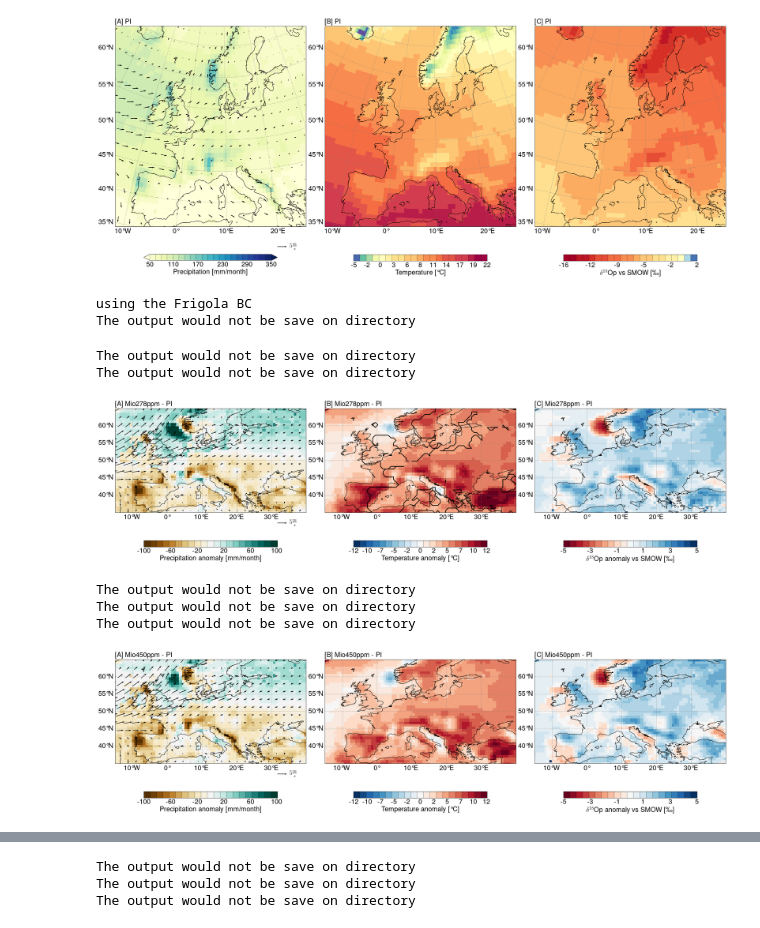
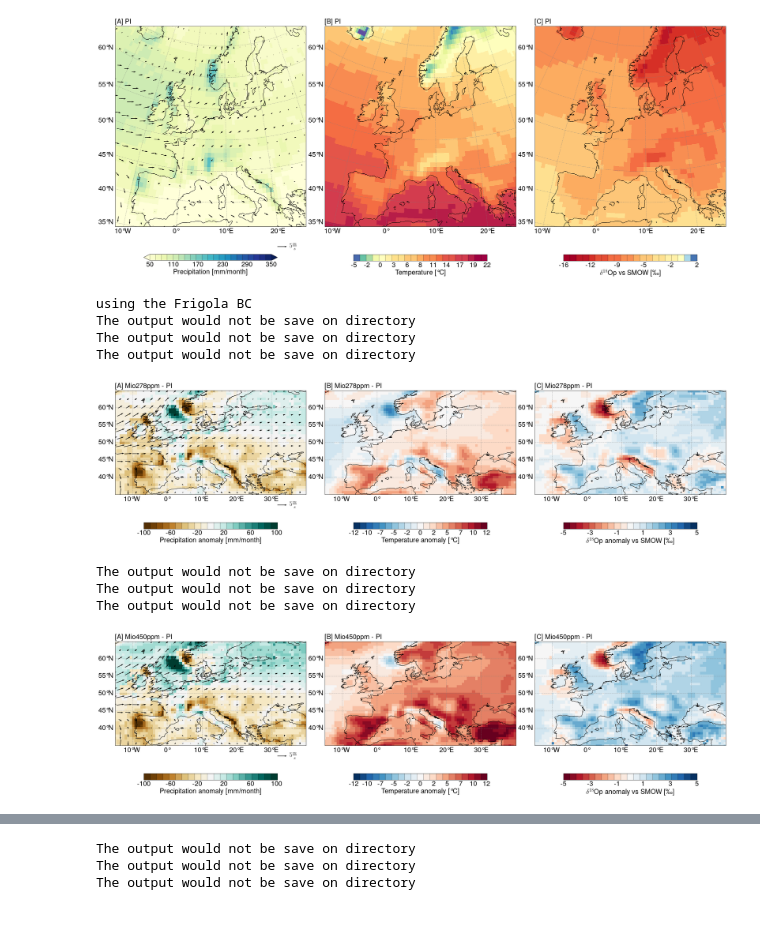
Before and after one commit to Dan-Boat/pyClimat, a Jupyter notebook: examples/Alps/Miocene/plot_anomaly.ipynb, the cells around one changed output, grey strips where cells are left out. Drawn from its saved outputs; the diff is of its cells as text; code cells hidden in the pictures.

```diff
--- a/examples/Alps/Miocene/plot_anomaly.ipynb
+++ b/examples/Alps/Miocene/plot_anomaly.ipynb
@@ -11,10 +12,9 @@ from pyClimat.plots import plot_annual_mean
 # paths
 module_output_main_path = "/home/dboateng/Model_output_pst"
 exp_name_aw100e100 = "a002_hpc-bw_e5w2.3_t159_PI_Alps_east_100_t159l31.6h"
-#exp_name_miow100e100_278ppm = "a011_hpc-bw_e5w2.3_t159_MIO_278ppm_CTL_t159l31.6h"
-exp_name_miow100e100_278ppm = "a013_hpc-bw_e5w2.3_t159_MIO_450ppm_CTL_t159l31.6h"
-#exp_name_miow100e100_450ppm = "a013_hpc-bw_e5w2.3_t159_MIO_450ppm_CTL_t159l31.6h"
-exp_name_miow100e100_450ppm = "a014_hpc-bw_e5w2.3_t159_MIO_W1E1_450ppm_t159l31.6h"
+exp_name_miow100e100_278ppm_frigola = "a011_hpc-bw_e5w2.3_t159_MIO_278ppm_CTL_t159l31.6h"
+exp_name_miow100e100_450ppm_frigola = "a013_hpc-bw_e5w2.3_t159_MIO_450ppm_CTL_t159l31.6h"
+exp_name_miow100e100_450ppm_herold = "a014_hpc-bw_e5w2.3_t159_MIO_W1E1_450ppm_t159l31.6h"
 # %%
 # read dataset
 # for supplementary (same but for annual)
@@ -25,8 +25,10 @@ period = "1m"
 # reading dataset
 aw1e1_data, aw1e1_wiso = read_ECHAM_processed(main_path=module_output_main_path , exp_name= exp_name_aw100e100, years=years,
                                                   period=period)
-miow1e1_data, miow1e1_wiso = read_ECHAM_processed(main_path=module_output_main_path , exp_name= exp_name_miow100e100_278ppm, years=years,
+miow1e1_data_fri, miow1e1_wiso_fri = read_ECHAM_processed(main_path=module_output_main_path , exp_name= exp_name_miow100e100_278ppm_frigola, years=years,
                                                   period=period)
-miow1e1_450_data, miow1e1_450_wiso = read_ECHAM_processed(main_path=module_output_main_path , exp_name= exp_name_miow100e100_450ppm, years=years,
+miow1e1_450_data_fri, miow1e1_450_wiso_fri = read_ECHAM_processed(main_path=module_output_main_path , exp_name= exp_name_miow100e100_450ppm_frigola, years=years,
                                                   period=period)
+miow1e1_450_data, miow1e1_450_wiso = read_ECHAM_processed(main_path=module_output_main_path , exp_name= exp_name_miow100e100_450ppm_herold, years=years,
+                                                  period=period)
 # %%
@@ -59,11 +59,18 @@ u10_aw1e1 = extract_var(Dataset=aw1e1_data , varname="u10")
 v10_aw1e1 = extract_var(Dataset=aw1e1_data , varname="v10")
 
 #miow100e100
-temp2_miow1e1 = extract_var(Dataset=miow1e1_data , varname="temp2", units="°C")
-prec_miow1e1 = extract_var(Dataset= miow1e1_data , varname="prec", units="mm/month")
-d18op_miow1e1 = extract_var(Dataset=miow1e1_data , varname="d18op", units="per mil", Dataset_wiso= miow1e1_wiso)
-u10_miow1e1 = extract_var(Dataset=miow1e1_data , varname="u10")
-v10_miow1e1 = extract_var(Dataset=miow1e1_data , varname="v10")
+temp2_miow1e1 = extract_var(Dataset=miow1e1_data_fri , varname="temp2", units="°C")
+prec_miow1e1 = extract_var(Dataset= miow1e1_data_fri , varname="prec", units="mm/month")
+d18op_miow1e1 = extract_var(Dataset=miow1e1_data_fri , varname="d18op", units="per mil", Dataset_wiso= miow1e1_wiso_fri)
+u10_miow1e1 = extract_var(Dataset=miow1e1_data_fri , varname="u10")
+v10_miow1e1 = extract_var(Dataset=miow1e1_data_fri , varname="v10")
+
+#miow1e1450 Fri
+temp2_miow1e1_450_fri = extract_var(Dataset=miow1e1_450_data_fri , varname="temp2", units="°C")
+prec_miow1e1_450_fri = extract_var(Dataset= miow1e1_450_data_fri , varname="prec", units="mm/month")
+d18op_miow1e1_450_fri = extract_var(Dataset=miow1e1_450_data_fri , varname="d18op", units="per mil", Dataset_wiso= miow1e1_450_wiso_fri)
+u10_miow1e1_450_fri = extract_var(Dataset=miow1e1_450_data_fri , varname="u10")
+v10_miow1e1_450_fri = extract_var(Dataset=miow1e1_450_data_fri , varname="v10")
 
 #miow1e1450
 temp2_miow1e1_450 = extract_var(Dataset=miow1e1_450_data , varname="temp2", units="°C")
@@ -157,37 +180,37 @@ The output would not be save on directory
 # %%
 # plot difference
 projection =  ccrs.PlateCarree(central_longitude=10)
 #projection = ccrs.EuroPP()
 apply_style(fontsize=22, style=None, linewidth=2)
 print("using the Frigola BC")
 
 fig, (ax1,ax2, ax3) = plt.subplots(nrows = 1, ncols = 3, figsize=(28, 13), subplot_kw={"projection":  projection})
 
 
 plot_annual_mean(ax=ax1, variable="Precipitation anomaly", data_alt=prec_alt, cmap=BrBG, units="mm/month", vmax=100, vmin=-100, domain="Europe",
                   levels=22, level_ticks=6, title="[A] Mio278ppm - PI", left_labels=True, bottom_labels=True, use_colorbar_default=True,
                   plot_projection=projection, plot_winds=True, data_u=u10_miow1e1_alt, data_v=v10_miow1e1_alt,)
 
-ax2.contour(data.lon, data.lat, data.data,  colors='k', linestyles='-', transform=projection, linewidth=1, levels=0)
+
 plot_annual_mean(ax=ax2, variable="Temperature anomaly", data_alt=temp2_alt, cmap=RdBu_r, units="°C", vmax=12, vmin=-12, domain="Europe",
                   levels=22, level_ticks=11, title="[B] Mio278ppm - PI", left_labels=True, bottom_labels=True, use_colorbar_default=True,
                 plot_projection=projection)
 
 plot_annual_mean(ax=ax3, variable='$\delta^{18}$Op anomaly vs SMOW', data_alt=d18op_alt, cmap=RdBu, units="‰", vmax=5, vmin=-5, domain="Europe",
                   levels=22, level_ticks=6, title="[C] Mio278ppm - PI", left_labels=True, bottom_labels=True, use_colorbar_default=True,
                 plot_projection=projection)
 
 
 fig.canvas.draw()   # the only way to apply tight_layout to matplotlib and cartopy is to apply canvas first
 plt.tight_layout()
 plt.subplots_adjust(left=0.05, right=0.95, top=0.94, bottom=0.06)
 plt.show()
 # %% [output]
 using the Frigola BC
 The output would not be save on directory
+The output would not be save on directory
+The output would not be save on directory
-The output would not be save on directory
-The output would not be save on directory
-[figure, old version]
+[figure, new version]
 # %%
 # plot difference
 projection = ccrs.PlateCarree(central_longitude=10)
@@ -196,16 +219,16 @@ apply_style(fontsize=22, style=None, linewidth=2)
 fig, (ax1,ax2, ax3) = plt.subplots(nrows = 1, ncols = 3, figsize=(28, 13), subplot_kw={"projection":  projection})
 
 
-plot_annual_mean(ax=ax1, variable="Precipitation anomaly", data_alt=prec_alt_450, cmap=BrBG, units="mm/month", vmax=100, vmin=-100, domain="Europe",
+plot_annual_mean(ax=ax1, variable="Precipitation anomaly", data_alt=prec_alt_450_fri, cmap=BrBG, units="mm/month", vmax=100, vmin=-100, domain="Europe",
                   levels=22, level_ticks=6, title="[A] Mio450ppm - PI", left_labels=True, bottom_labels=True, use_colorbar_default=True,
                   plot_projection=projection, plot_winds=True, data_u=u10_miow1e1_alt, data_v=v10_miow1e1_alt,)
 
 
-plot_annual_mean(ax=ax2, variable="Temperature anomaly", data_alt=temp2_alt_450, cmap=RdBu_r, units="°C", vmax=12, vmin=-12, domain="Europe",
+plot_annual_mean(ax=ax2, variable="Temperature anomaly", data_alt=temp2_alt_450_fri, cmap=RdBu_r, units="°C", vmax=12, vmin=-12, domain="Europe",
                   levels=22, level_ticks=11, title="[B] Mio450ppm - PI", left_labels=True, bottom_labels=True, use_colorbar_default=True,
                 plot_projection=projection)
 
-plot_annual_mean(ax=ax3, variable='$\delta^{18}$Op anomaly vs SMOW', data_alt=d18op_alt_450, cmap=RdBu, units="‰", vmax=5, vmin=-5, domain="Europe",
+plot_annual_mean(ax=ax3, variable='$\delta^{18}$Op anomaly vs SMOW', data_alt=d18op_alt_450_fri, cmap=RdBu, units="‰", vmax=5, vmin=-5, domain="Europe",
                   levels=22, level_ticks=6, title="[C] Mio450ppm - PI", left_labels=True, bottom_labels=True, use_colorbar_default=True,
                 plot_projection=projection)
 
@@ -218,4 +241,4 @@ plt.show()
 The output would not be save on directory
 The output would not be save on directory
 The output would not be save on directory
-[figure, old version]
+[figure, new version]
```
Also changed, not shown: parts of 7 cells of this notebook.
